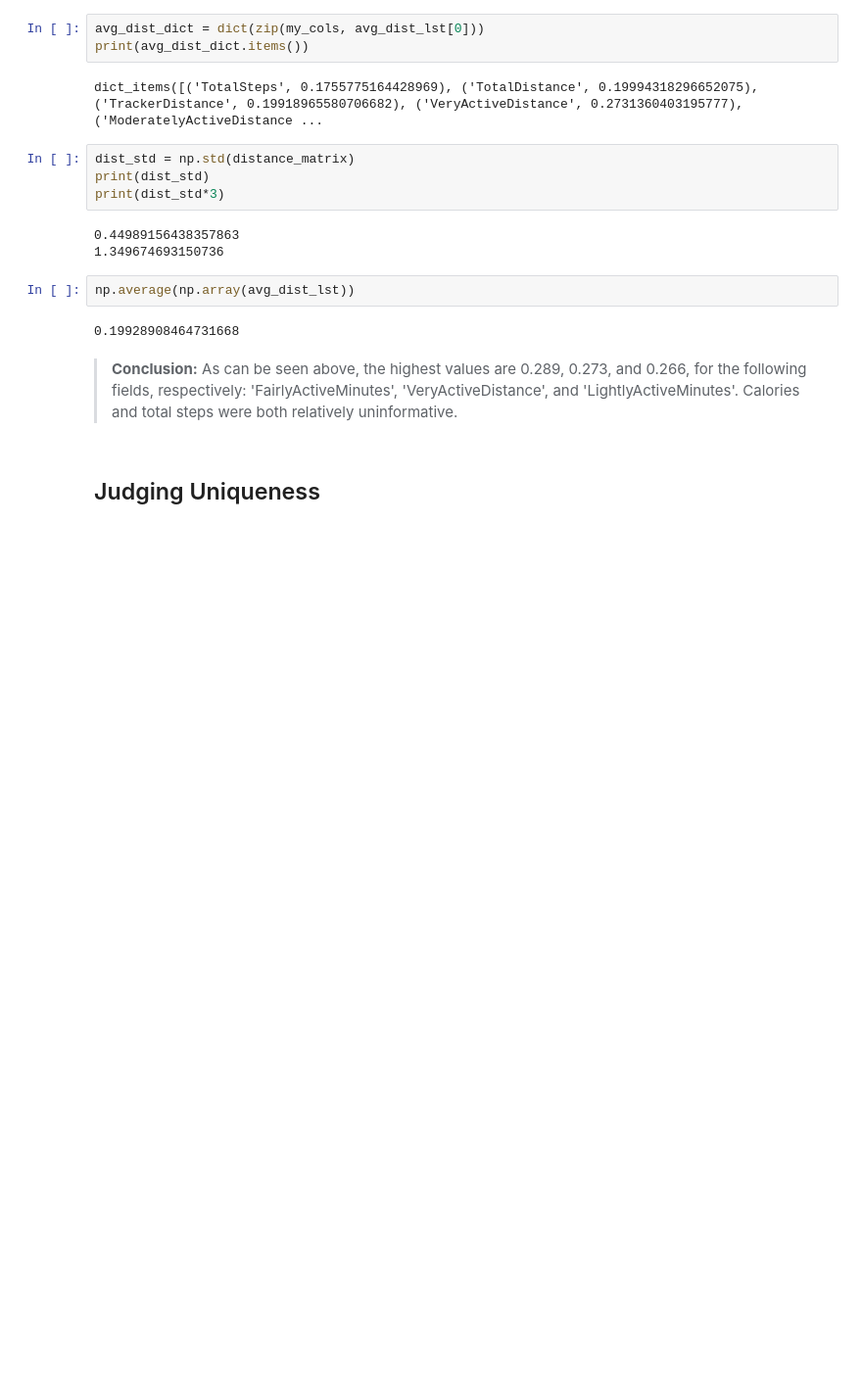
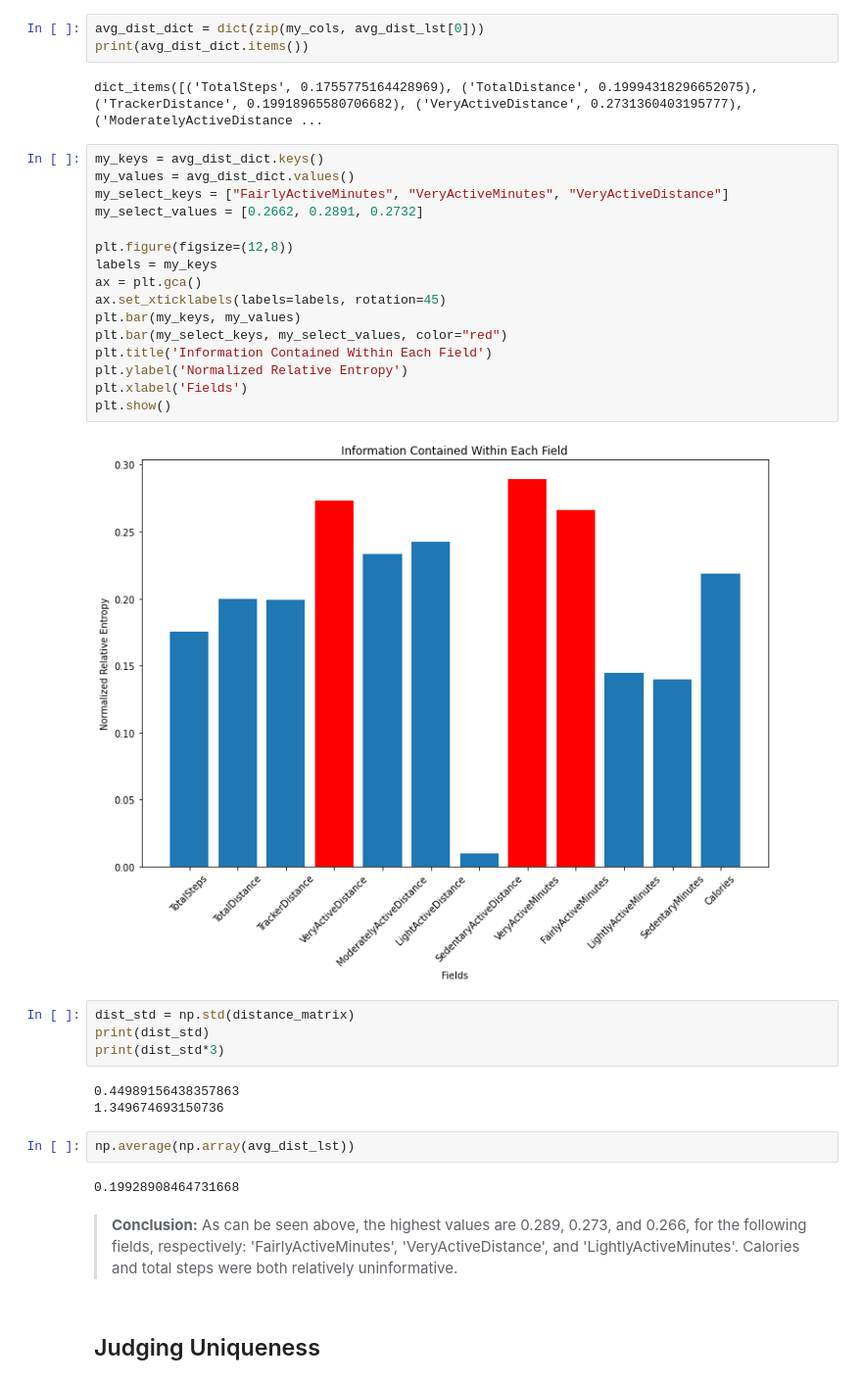
Before and after one commit to kdmalc/wearable-data-privacy, a Jupyter notebook: 321_Entropy.ipynb, the cells around one changed output. Shown: that part at 98% size. Cells and saved outputs as stored; diff of their text form; blank space fills up the shorter version.

Commit message:
Visualization of Bonomi Uniqueness

```diff
--- a/321_Entropy.ipynb
+++ b/321_Entropy.ipynb
@@ -65,6 +63,24 @@ avg_dist_dict = dict(zip(my_cols, avg_dist_lst[0]))
 print(avg_dist_dict.items())
 # %% [output]
 dict_items([('TotalSteps', 0.1755775164428969), ('TotalDistance', 0.19994318296652075), ('TrackerDistance', 0.19918965580706682), ('VeryActiveDistance', 0.2731360403195777), ('ModeratelyActiveDistance ...
+# %%
+my_keys = avg_dist_dict.keys()
+my_values = avg_dist_dict.values()
+my_select_keys = ["FairlyActiveMinutes", "VeryActiveMinutes", "VeryActiveDistance"]
+my_select_values = [0.2662, 0.2891, 0.2732]
+
+plt.figure(figsize=(12,8))
+labels = my_keys
+ax = plt.gca()
+ax.set_xticklabels(labels=labels, rotation=45)
+plt.bar(my_keys, my_values)
+plt.bar(my_select_keys, my_select_values, color="red")
+plt.title('Information Contained Within Each Field')
+plt.ylabel('Normalized Relative Entropy')
+plt.xlabel('Fields')
+plt.show()
+# %% [output]
+[figure, added]
 # %%
 dist_std = np.std(distance_matrix)
 print(dist_std)
```
Also changed, not shown: parts of 1 cell of this notebook, 3 other files.
